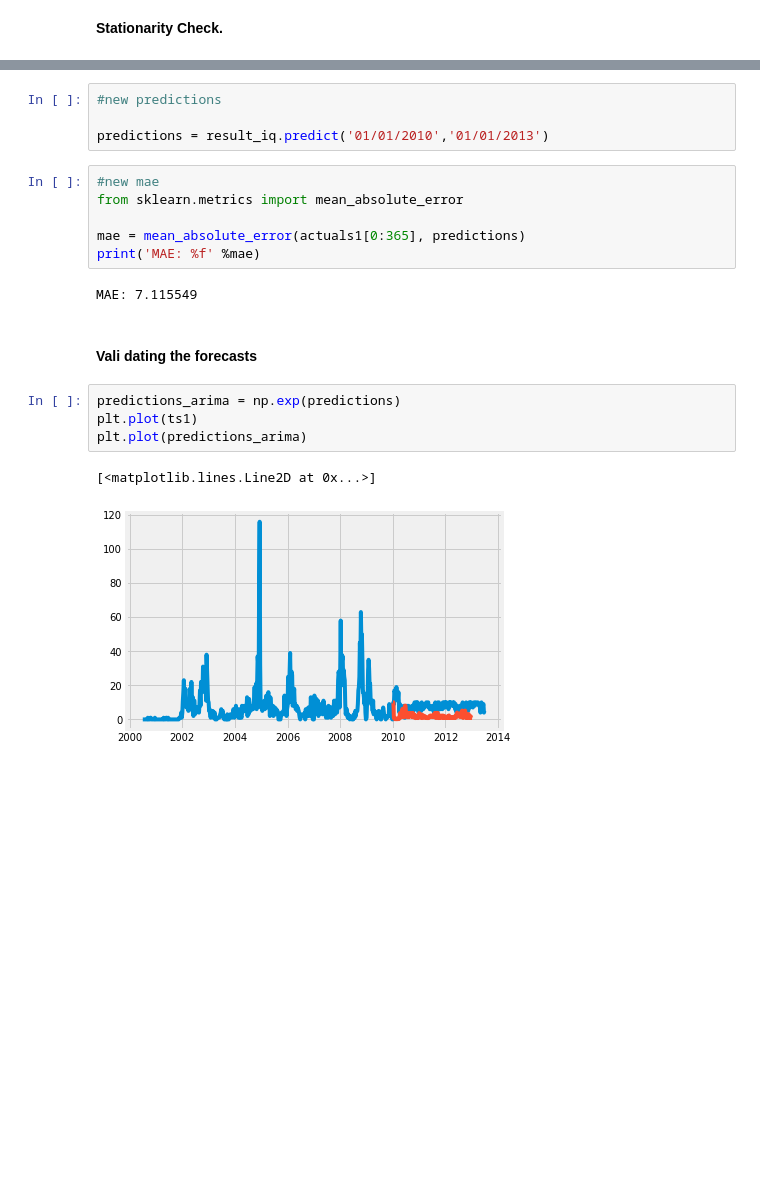
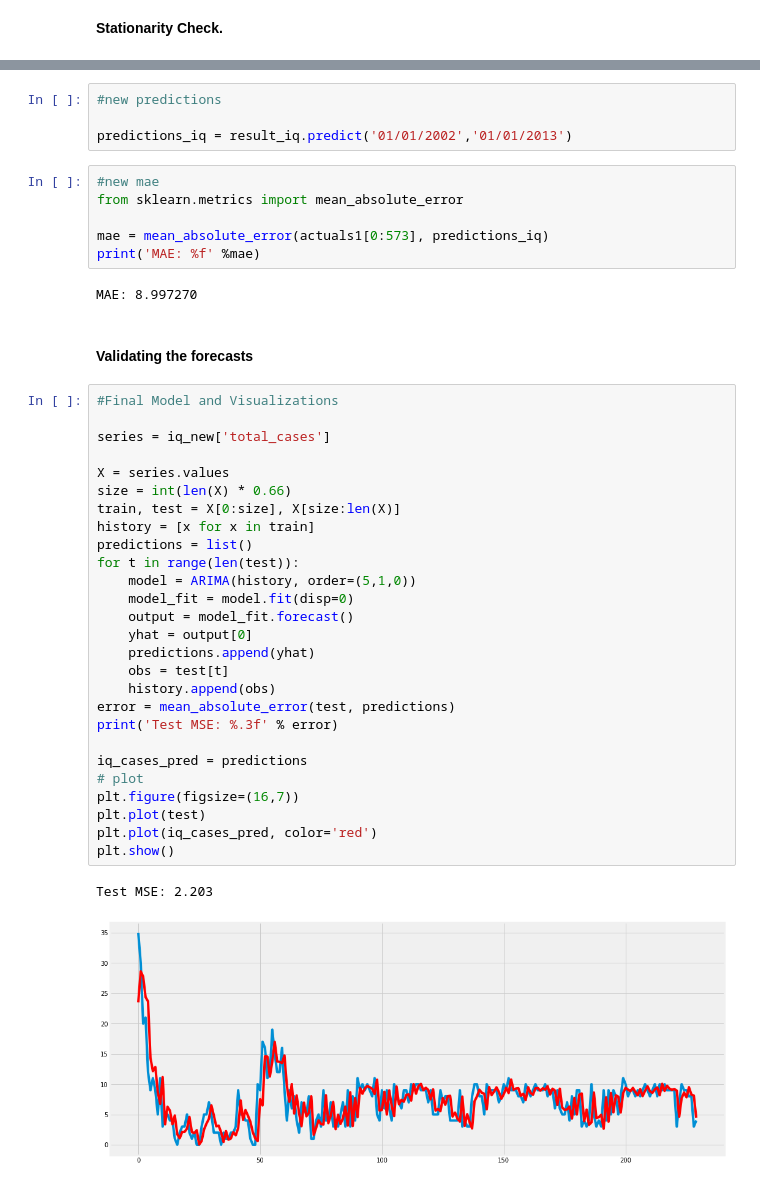
Before and after one commit to Mjcherono/Final_dengue_disease_prediction., a Jupyter notebook: final_disease_Spread.ipynb, the cells around one changed output, grey strips where cells are left out. Cells and saved outputs as stored; diff of their text form; blank space fills up the shorter version.

```diff
--- a/final_disease_Spread.ipynb
+++ b/final_disease_Spread.ipynb
@@ -1817,21 +1830,44 @@ ARIMA(1, 1, 1) - AIC:9441.766673415124
 # %%
 #new predictions
 
-predictions = result_iq.predict('01/01/2010','01/01/2013')
+predictions_iq = result_iq.predict('01/01/2002','01/01/2013')
 # %%
 #new mae
 from sklearn.metrics import mean_absolute_error
 
-mae = mean_absolute_error(actuals1[0:365], predictions)
+mae = mean_absolute_error(actuals1[0:573], predictions_iq)
 print('MAE: %f' %mae)
 # %% [output]
-MAE: 7.115549
+MAE: 8.997270
 # %% [markdown]
-#### **Vali dating the forecasts**
+#### **Validating the forecasts**
-# %%
-predictions_arima = np.exp(predictions)
-plt.plot(ts1)
-plt.plot(predictions_arima)
-# %% [output]
-[<matplotlib.lines.Line2D at 0x...>]
-[figure, removed]
+# %%
+#Final Model and Visualizations
+
+series = iq_new['total_cases']
+
+X = series.values
+size = int(len(X) * 0.66)
+train, test = X[0:size], X[size:len(X)]
+history = [x for x in train]
+predictions = list()
+for t in range(len(test)):
+	model = ARIMA(history, order=(5,1,0))
+	model_fit = model.fit(disp=0)
+	output = model_fit.forecast()
+	yhat = output[0]
+	predictions.append(yhat)
+	obs = test[t]
+	history.append(obs)
+error = mean_absolute_error(test, predictions)
+print('Test MSE: %.3f' % error)
+
+iq_cases_pred = predictions
+# plot
+plt.figure(figsize=(16,7))
+plt.plot(test)
+plt.plot(iq_cases_pred, color='red')
+plt.show()
+# %% [output]
+Test MSE: 2.203
+[figure, added]
```
Also changed, not shown: parts of 25 cells of this notebook.
